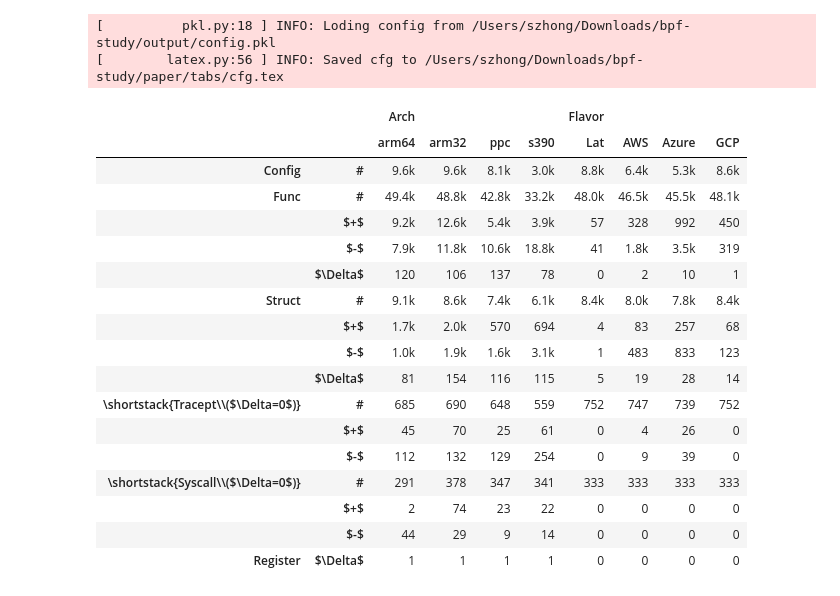
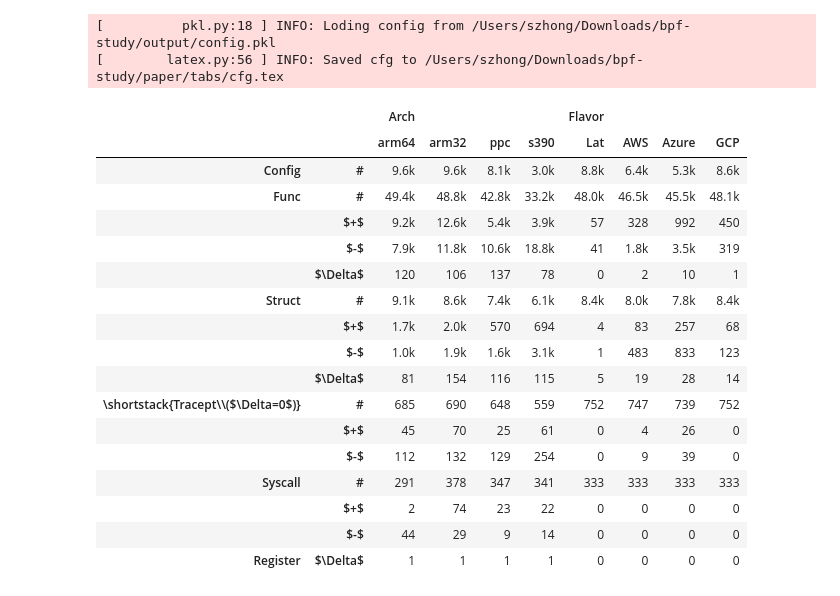
Before and after one commit to ShawnZhong/DepSurf, a Jupyter notebook: 39_config.ipynb, the cells around one changed output. Saved outputs shown, nothing was run; the diff lists cells and outputs as text; code cells hidden in the pictures.

```diff
--- a/39_config.ipynb
+++ b/39_config.ipynb
@@ -21,7 +21,7 @@ KINDS = {
     DepKind.CONFIG: "Config",
     DepKind.FUNC: "Func",
     DepKind.TRACEPOINT: r"\shortstack{Tracept\\($\Delta=0$)}",
-    DepKind.SYSCALL: r"\shortstack{Syscall\\($\Delta=0$)}",
+    DepKind.SYSCALL: r"Syscall",
 }
 
 results = {}
@@ -49,34 +49,34 @@ for (g, p), d in data.items():
 
 df = pd.DataFrame(results)
 # df = df.loc[(df != 0).any(axis=1) | (df.index.get_level_values(1) == "$\Delta$")]
 df = df.loc[(df != 0).any(axis=1)]
 
 
 df_latex = df.map(lambda x: GRAY_DASH if x == 0 else x)
 latex = df_latex.to_latex(
     multicolumn_format="c|", column_format="ll|rrrr|rrrr", multirow=True
 )
 
 save_latex(latex, "cfg", rotate=False)
 df
 # %% [output]
 [          pkl.py:18 ] INFO: Loding config from /Users/szhong/Downloads/bpf-study/output/config.pkl
 [        latex.py:56 ] INFO: Saved cfg to /Users/szhong/Downloads/bpf-study/paper/tabs/cfg.tex
 |  |  | Arch |  |  |  | Flavor |  |  |  |
 |  |  | arm64 | arm32 | ppc | s390 | Lat | AWS | Azure | GCP |
 | Config | # | 9.6k | 9.6k | 8.1k | 3.0k | 8.8k | 6.4k | 5.3k | 8.6k |
 | Func | # | 49.4k | 48.8k | 42.8k | 33.2k | 48.0k | 46.5k | 45.5k | 48.1k |
 |  | $+$ | 9.2k | 12.6k | 5.4k | 3.9k | 57 | 328 | 992 | 450 |
 |  | $-$ | 7.9k | 11.8k | 10.6k | 18.8k | 41 | 1.8k | 3.5k | 319 |
 |  | $\Delta$ | 120 | 106 | 137 | 78 | 0 | 2 | 10 | 1 |
 | Struct | # | 9.1k | 8.6k | 7.4k | 6.1k | 8.4k | 8.0k | 7.8k | 8.4k |
 |  | $+$ | 1.7k | 2.0k | 570 | 694 | 4 | 83 | 257 | 68 |
 |  | $-$ | 1.0k | 1.9k | 1.6k | 3.1k | 1 | 483 | 833 | 123 |
 |  | $\Delta$ | 81 | 154 | 116 | 115 | 5 | 19 | 28 | 14 |
 | \shortstack{Tracept\\($\Delta=0$)} | # | 685 | 690 | 648 | 559 | 752 | 747 | 739 | 752 |
 |  | $+$ | 45 | 70 | 25 | 61 | 0 | 4 | 26 | 0 |
 |  | $-$ | 112 | 132 | 129 | 254 | 0 | 9 | 39 | 0 |
-| \shortstack{Syscall\\($\Delta=0$)} | # | 291 | 378 | 347 | 341 | 333 | 333 | 333 | 333 |
+| Syscall | # | 291 | 378 | 347 | 341 | 333 | 333 | 333 | 333 |
 |  | $+$ | 2 | 74 | 23 | 22 | 0 | 0 | 0 | 0 |
 |  | $-$ | 44 | 29 | 9 | 14 | 0 | 0 | 0 | 0 |
 | Register | $\Delta$ | 1 | 1 | 1 | 1 | 0 | 0 | 0 | 0 |
```
Also changed, not shown: 3 other files.
